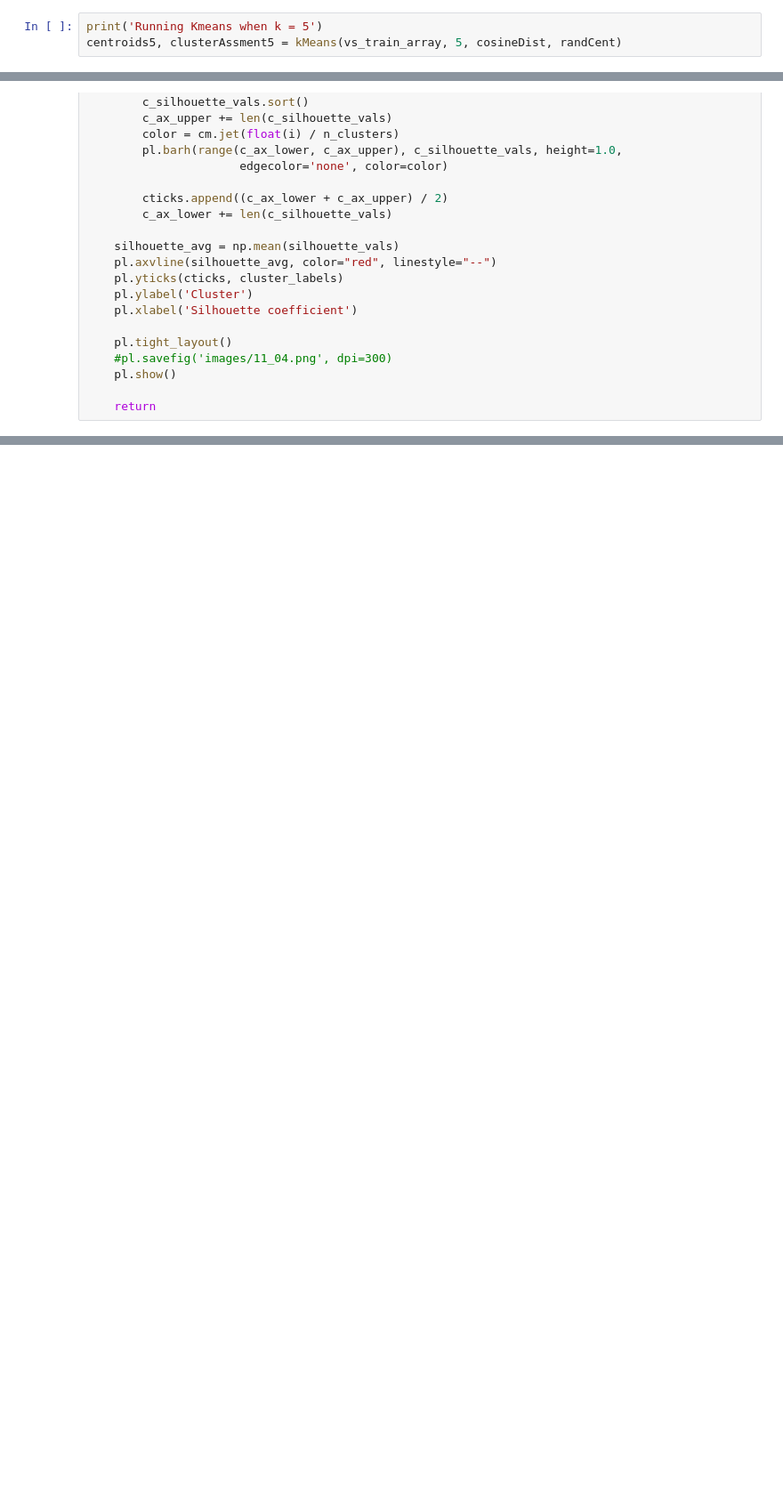
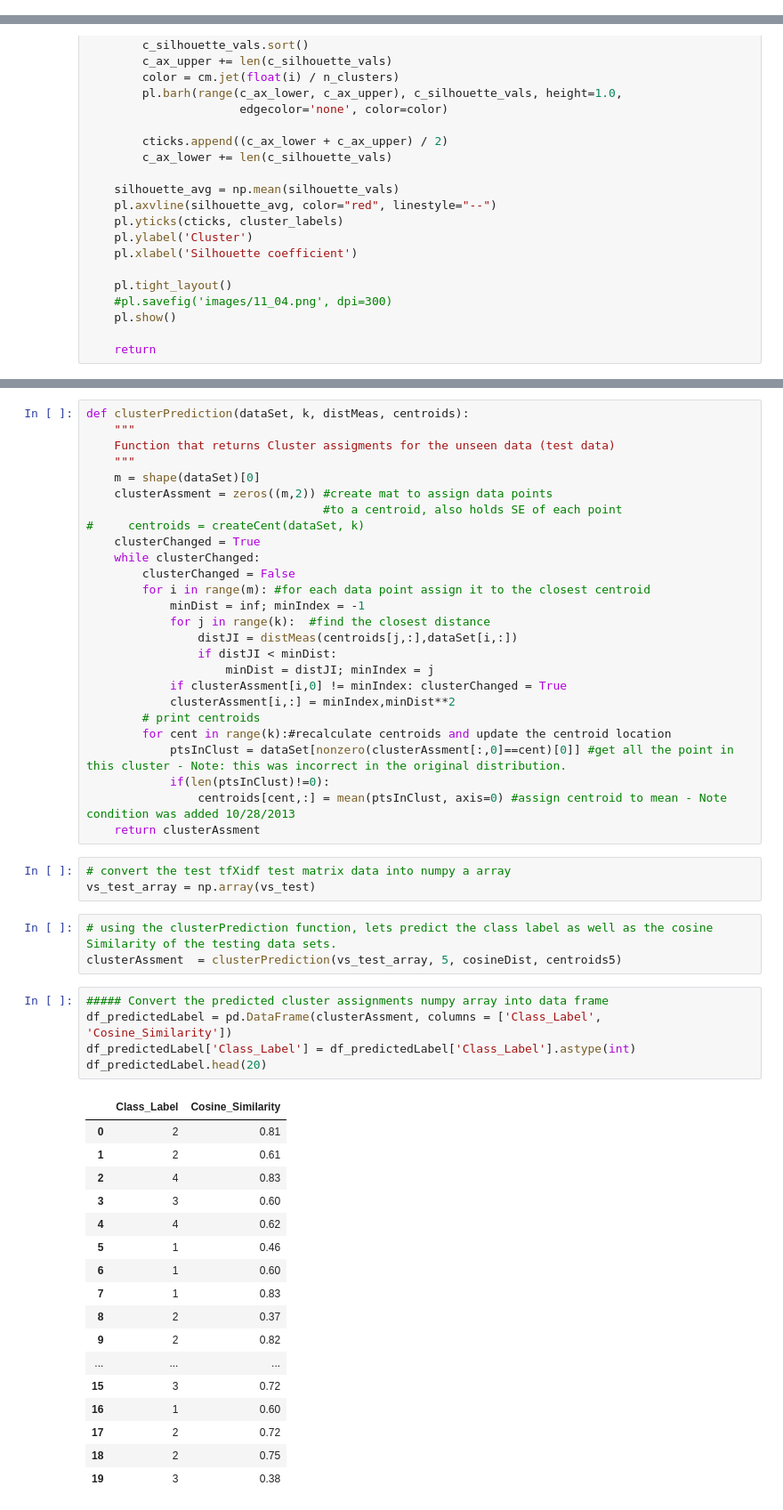
Before and after one commit to Ron256/DSC478MachineLearning, a Jupyter notebook: Notebooks/HomeWorkAssignments/ProgrammingMachineLearningAppsAssignment2_Clustering.ipynb, the cells around one changed output, grey strips where cells are left out. Shown: that part at 89% size. Drawn from its saved outputs; the diff is of its cells as text; blank space fills up the shorter version.

```diff
--- a/Notebooks/HomeWorkAssignments/ProgrammingMachineLearningAppsAssignment2_Clustering.ipynb
+++ b/Notebooks/HomeWorkAssignments/ProgrammingMachineLearningAppsAssignment2_Clustering.ipynb
@@ -677,3 +769,0 @@ Cluster size: 766
-# %%
-print('Running Kmeans when k = 5')
-centroids5, clusterAssment5 = kMeans(vs_train_array, 5, cosineDist, randCent)
@@ -1040,0 +928,55 @@ type(centroids5)
+# %%
+def clusterPrediction(dataSet, k, distMeas, centroids):
+    """
+    Function that returns Cluster assigments for the unseen data (test data)
+    """
+    m = shape(dataSet)[0]
+    clusterAssment = zeros((m,2)) #create mat to assign data points
+                                  #to a centroid, also holds SE of each point
+#     centroids = createCent(dataSet, k)
+    clusterChanged = True
+    while clusterChanged:
+        clusterChanged = False
+        for i in range(m): #for each data point assign it to the closest centroid
+            minDist = inf; minIndex = -1
+            for j in range(k):  #find the closest distance
+                distJI = distMeas(centroids[j,:],dataSet[i,:])
+                if distJI < minDist:
+                    minDist = distJI; minIndex = j
+            if clusterAssment[i,0] != minIndex: clusterChanged = True
+            clusterAssment[i,:] = minIndex,minDist**2
+        # print centroids
+        for cent in range(k):#recalculate centroids and update the centroid location
+            ptsInClust = dataSet[nonzero(clusterAssment[:,0]==cent)[0]] #get all the point in this cluster - Note: this was incorrect in the original distribution.
+            if(len(ptsInClust)!=0):
+                centroids[cent,:] = mean(ptsInClust, axis=0) #assign centroid to mean - Note condition was added 10/28/2013
+    return clusterAssment
+# %%
+# convert the test tfXidf test matrix data into numpy a array
+vs_test_array = np.array(vs_test)
+# %%
+# using the clusterPrediction function, lets predict the class label as well as the cosine Similarity of the testing data sets.
+clusterAssment  = clusterPrediction(vs_test_array, 5, cosineDist, centroids5)
+# %%
+##### Convert the predicted cluster assignments numpy array into data frame
+df_predictedLabel = pd.DataFrame(clusterAssment, columns = ['Class_Label', 'Cosine_Similarity'])
+df_predictedLabel['Class_Label'] = df_predictedLabel['Class_Label'].astype(int)
+df_predictedLabel.head(20)
+# %% [output]
+|  | Class_Label | Cosine_Similarity |
+| 0 | 2 | 0.81 |
+| 1 | 2 | 0.61 |
+| 2 | 4 | 0.83 |
+| 3 | 3 | 0.60 |
+| 4 | 4 | 0.62 |
+| 5 | 1 | 0.46 |
+| 6 | 1 | 0.60 |
+| 7 | 1 | 0.83 |
+| 8 | 2 | 0.37 |
+| 9 | 2 | 0.82 |
+| ... | ... | ... |
+| 15 | 3 | 0.72 |
+| 16 | 1 | 0.60 |
+| 17 | 2 | 0.72 |
+| 18 | 2 | 0.75 |
+| 19 | 3 | 0.38 |
```
Also changed, not shown: parts of 91 cells of this notebook.
